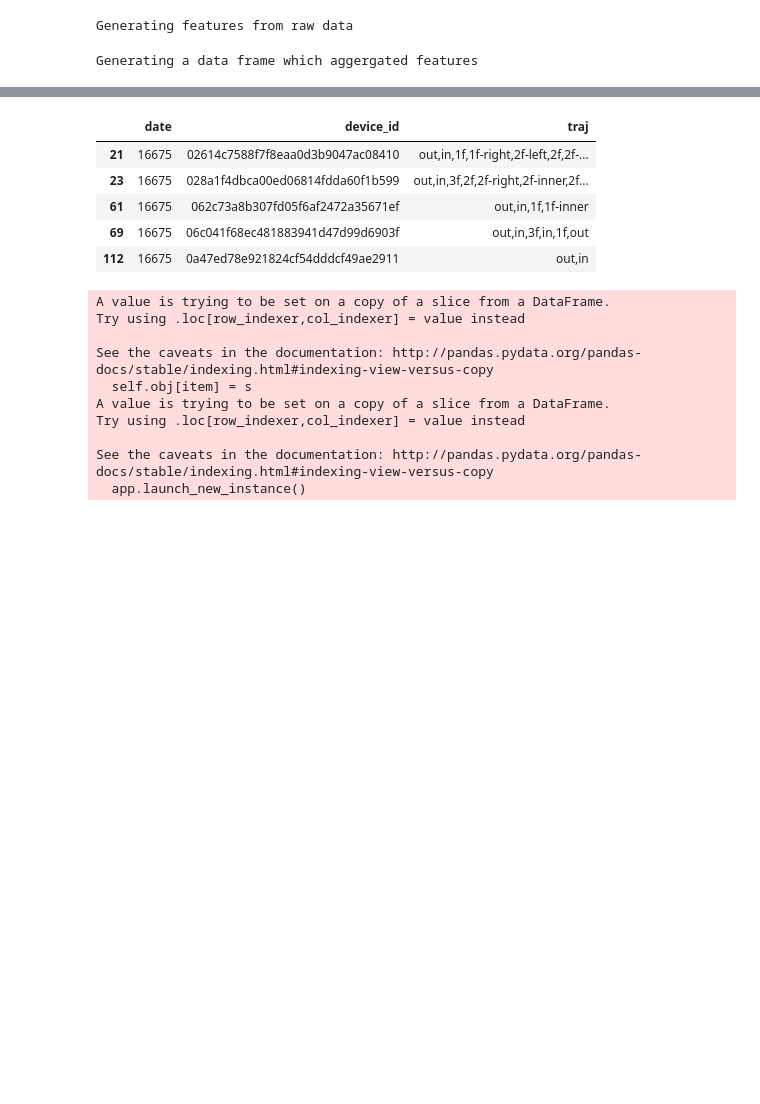
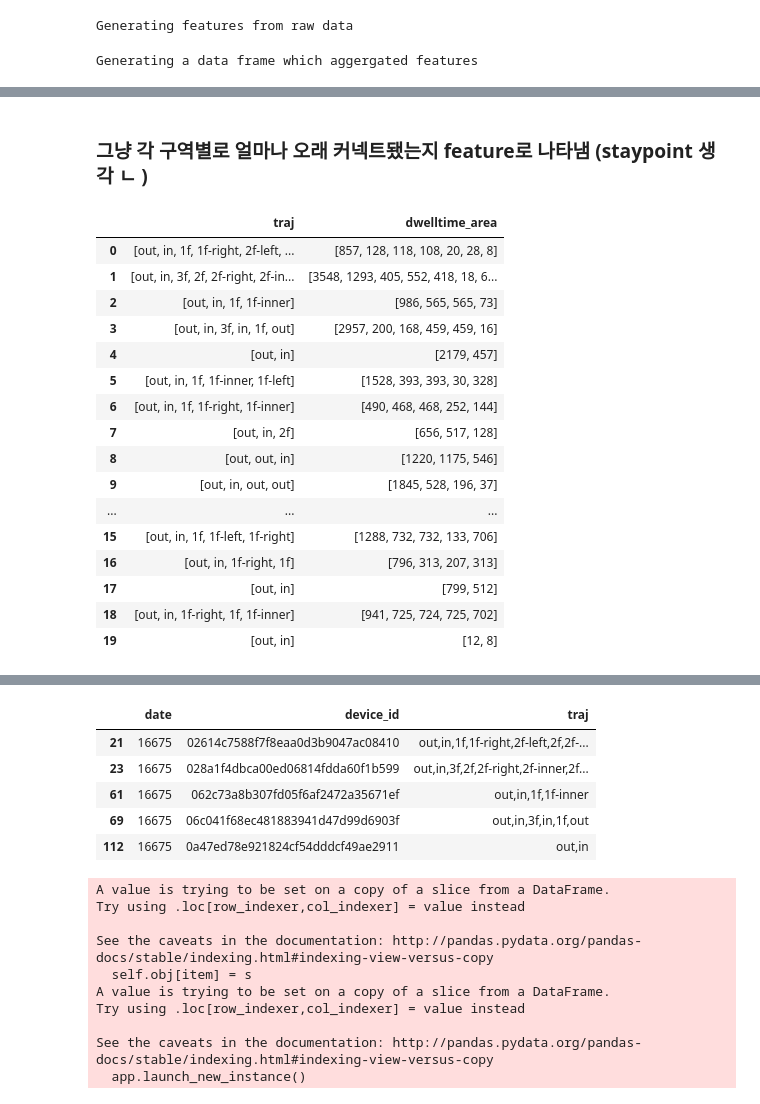
Before and after one commit to Yoo-Ju/MSRA_proposal_wifi_log, a Jupyter notebook: notebook/Preliminary_model(Index_each_moving_patterns).ipynb, the cells around one changed output, grey strips where cells are left out. Cells and saved outputs as stored; diff of their text form; code cells hidden in the pictures; blank space fills up the shorter version.

```diff
--- a/notebook/Preliminary_model(Index_each_moving_patterns).ipynb
+++ b/notebook/Preliminary_model(Index_each_moving_patterns).ipynb
@@ -307,0 +435,22 @@ df.head(5)
+# %% [markdown]
+### 그냥 각 구역별로 얼마나 오래 커넥트됐는지 feature로 나타냄 (staypoint 생각 ㄴ )
+# %%
+mpframesmall[['traj','dwelltime_area']]
+# %% [output]
+|  | traj | dwelltime_area |
+| 0 | [out, in, 1f, 1f-right, 2f-left, ... | [857, 128, 118, 108, 20, 28, 8] |
+| 1 | [out, in, 3f, 2f, 2f-right, 2f-in... | [3548, 1293, 405, 552, 418, 18, 6... |
+| 2 | [out, in, 1f, 1f-inner] | [986, 565, 565, 73] |
+| 3 | [out, in, 3f, in, 1f, out] | [2957, 200, 168, 459, 459, 16] |
+| 4 | [out, in] | [2179, 457] |
+| 5 | [out, in, 1f, 1f-inner, 1f-left] | [1528, 393, 393, 30, 328] |
+| 6 | [out, in, 1f, 1f-right, 1f-inner] | [490, 468, 468, 252, 144] |
+| 7 | [out, in, 2f] | [656, 517, 128] |
+| 8 | [out, out, in] | [1220, 1175, 546] |
+| 9 | [out, in, out, out] | [1845, 528, 196, 37] |
+| ... | ... | ... |
+| 15 | [out, in, 1f, 1f-left, 1f-right] | [1288, 732, 732, 133, 706] |
+| 16 | [out, in, 1f-right, 1f] | [796, 313, 207, 313] |
+| 17 | [out, in] | [799, 512] |
+| 18 | [out, in, 1f-right, 1f, 1f-inner] | [941, 725, 724, 725, 702] |
+| 19 | [out, in] | [12, 8] |
```
Also changed, not shown: parts of 47 cells of this notebook, 4 other files.
